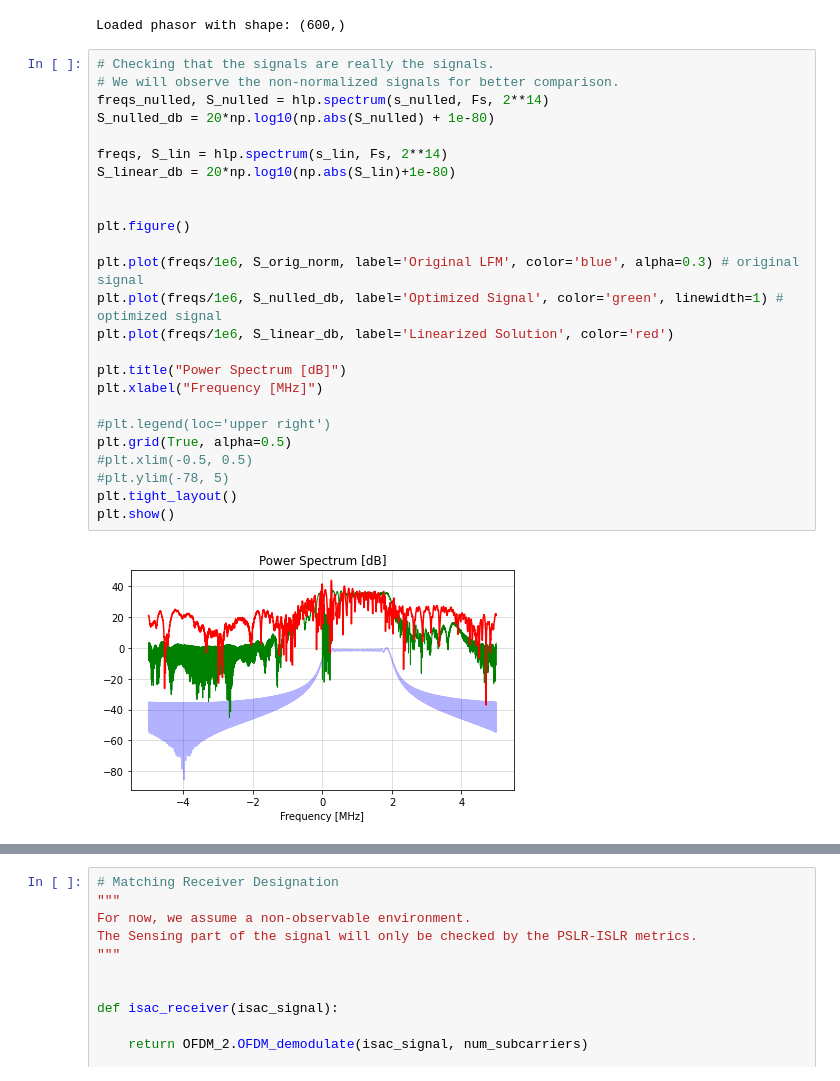
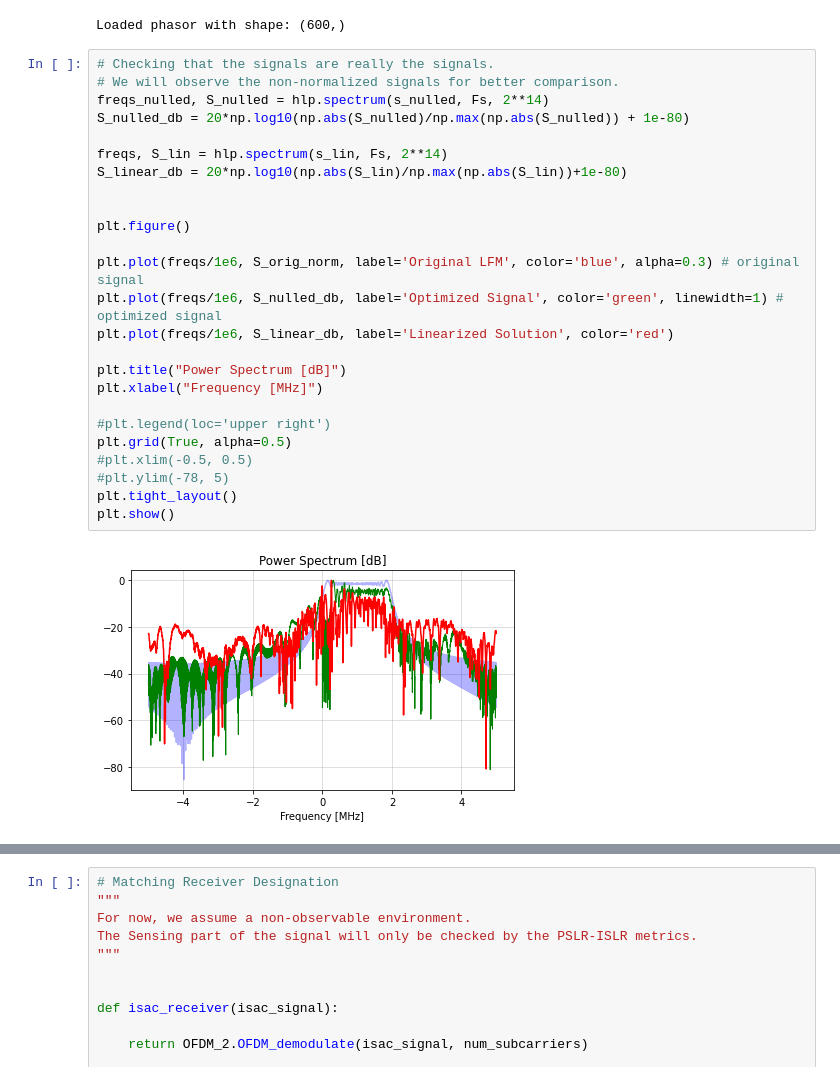
Before and after one commit to OriNik100/Spec_Null, a Jupyter notebook: ofdm_creation.ipynb, the cells around one changed output, grey strips where cells are left out. Drawn from its saved outputs; the diff is of its cells as text.

```diff
--- a/ofdm_creation.ipynb
+++ b/ofdm_creation.ipynb
@@ -28,30 +28,30 @@ Loaded phasor with shape: (600,)
 # %%
 # Checking that the signals are really the signals.
 # We will observe the non-normalized signals for better comparison.
 freqs_nulled, S_nulled = hlp.spectrum(s_nulled, Fs, 2**14)
-S_nulled_db = 20*np.log10(np.abs(S_nulled) + 1e-80)
+S_nulled_db = 20*np.log10(np.abs(S_nulled)/np.max(np.abs(S_nulled)) + 1e-80)
 
 freqs, S_lin = hlp.spectrum(s_lin, Fs, 2**14)
-S_linear_db = 20*np.log10(np.abs(S_lin)+1e-80)
+S_linear_db = 20*np.log10(np.abs(S_lin)/np.max(np.abs(S_lin))+1e-80)
 
 
 plt.figure()
 
 plt.plot(freqs/1e6, S_orig_norm, label='Original LFM', color='blue', alpha=0.3) # original signal
 plt.plot(freqs/1e6, S_nulled_db, label='Optimized Signal', color='green', linewidth=1) # optimized signal
 plt.plot(freqs/1e6, S_linear_db, label='Linearized Solution', color='red')
 
 plt.title("Power Spectrum [dB]")
 plt.xlabel("Frequency [MHz]")
 
 #plt.legend(loc='upper right')
 plt.grid(True, alpha=0.5)
 #plt.xlim(-0.5, 0.5)
 #plt.ylim(-78, 5)
 plt.tight_layout()
 plt.show()
 # %% [output]
-[figure, old version]
+[figure, new version]
 # %%
 # OFDM signal generation
 from OFDM_2 import OFDM, OFDM_demodulate, QPSK_modulation
```
Also changed, not shown: parts of 4 cells of this notebook, 1 other file.
